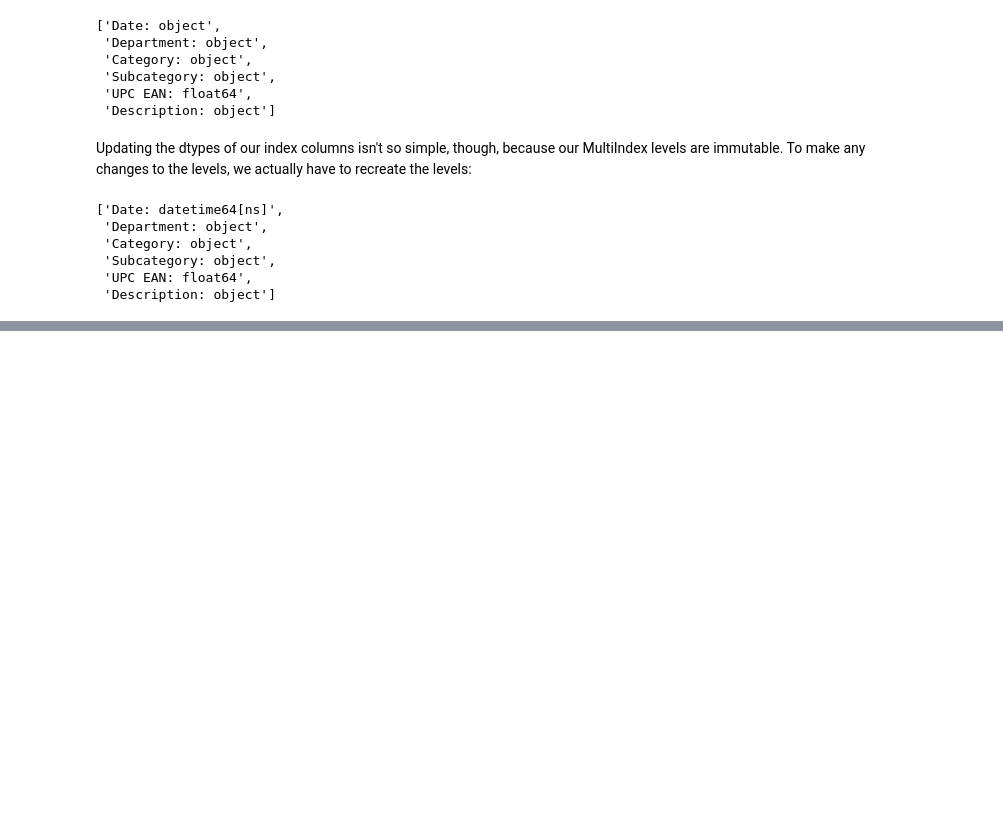
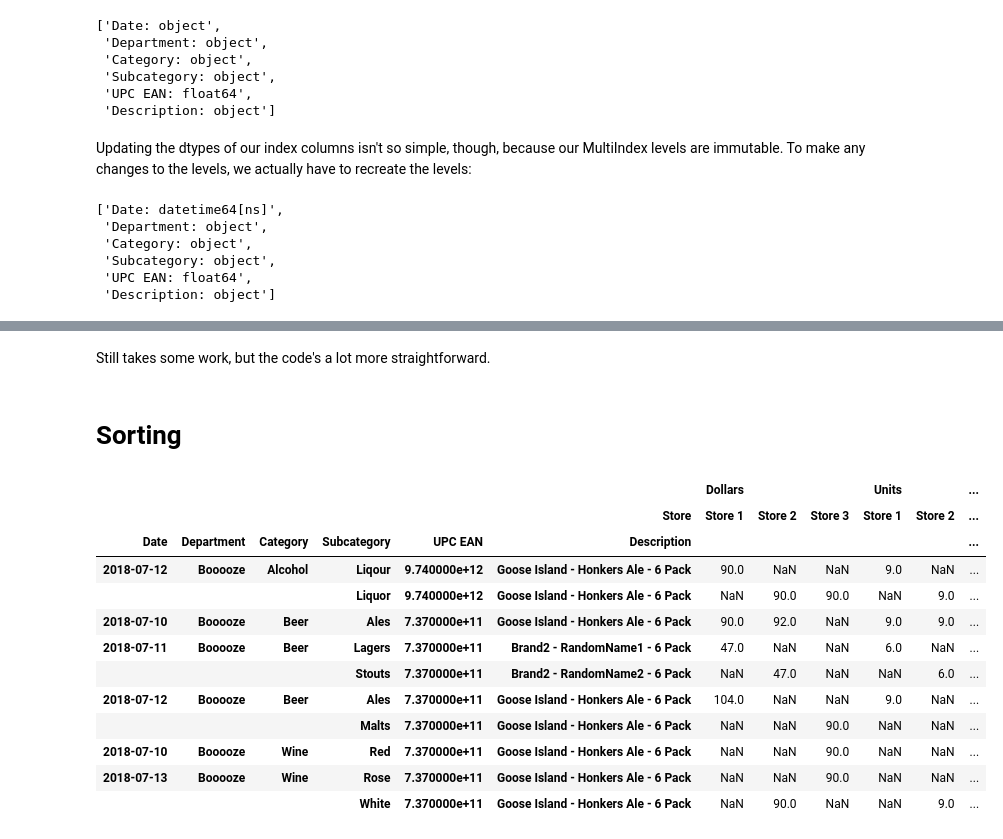
Before and after one commit to ZaxR/pandas_multiindex_tutorial, a Jupyter notebook: Pandas MultiIndex Tutorial.ipynb, the cells around one changed output, grey strips where cells are left out. Cells and saved outputs as stored; diff of their text form; code cells hidden in the pictures; blank space fills up the shorter version.

```diff
--- a/Pandas MultiIndex Tutorial.ipynb
+++ b/Pandas MultiIndex Tutorial.ipynb
@@ -377,0 +338,30 @@ df3
+# %% [markdown]
+Still takes some work, but the code's a lot more straightforward.
+# %% [markdown]
+# Sorting
+# %%
+# Sorting indexes works the exactly the same way as with regular DataFrames,
+# but with some extra parameters to decide on.
+# By default sort_index will sort all levels of the index,
+# first sorting the first index level, then secondarily sorting the second index level, and so on...
+multi_col_lvl_df.sort_index()
+
+# ...but you can choose to starting from a different level...
+multi_col_lvl_df.sort_index(level='Category')
+
+# ...or even to only sort on specifc levels.
+multi_col_lvl_df.sort_index(level='Category', sort_remaining=False)
+# %% [output]
+|  |  |  |  |  |  | Dollars |  |  | Units |  | ... |
+|  |  |  |  |  | Store | Store 1 | Store 2 | Store 3 | Store 1 | Store 2 | ... |
+| Date | Department | Category | Subcategory | UPC EAN | Description |  |  |  |  |  | ... |
+| 2018-07-12 | Booooze | Alcohol | Liqour | 9.740000e+12 | Goose Island - Honkers Ale - 6 Pack | 90.0 | NaN | NaN | 9.0 | NaN | ... |
+|  |  |  | Liquor | 9.740000e+12 | Goose Island - Honkers Ale - 6 Pack | NaN | 90.0 | 90.0 | NaN | 9.0 | ... |
+| 2018-07-10 | Booooze | Beer | Ales | 7.370000e+11 | Goose Island - Honkers Ale - 6 Pack | 90.0 | 92.0 | NaN | 9.0 | 9.0 | ... |
+| 2018-07-11 | Booooze | Beer | Lagers | 7.370000e+11 | Brand2 - RandomName1 - 6 Pack | 47.0 | NaN | NaN | 6.0 | NaN | ... |
+|  |  |  | Stouts | 7.370000e+11 | Brand2 - RandomName2 - 6 Pack | NaN | 47.0 | NaN | NaN | 6.0 | ... |
+| 2018-07-12 | Booooze | Beer | Ales | 7.370000e+11 | Goose Island - Honkers Ale - 6 Pack | 104.0 | NaN | NaN | 9.0 | NaN | ... |
+|  |  |  | Malts | 7.370000e+11 | Goose Island - Honkers Ale - 6 Pack | NaN | NaN | 90.0 | NaN | NaN | ... |
+| 2018-07-10 | Booooze | Wine | Red | 7.370000e+11 | Goose Island - Honkers Ale - 6 Pack | NaN | NaN | 90.0 | NaN | NaN | ... |
+| 2018-07-13 | Booooze | Wine | Rose | 7.370000e+11 | Goose Island - Honkers Ale - 6 Pack | NaN | NaN | 90.0 | NaN | NaN | ... |
+|  |  |  | White | 7.370000e+11 | Goose Island - Honkers Ale - 6 Pack | NaN | 90.0 | NaN | NaN | 9.0 | ... |
```
Also changed, not shown: parts of 20 cells of this notebook, 1 other file.
